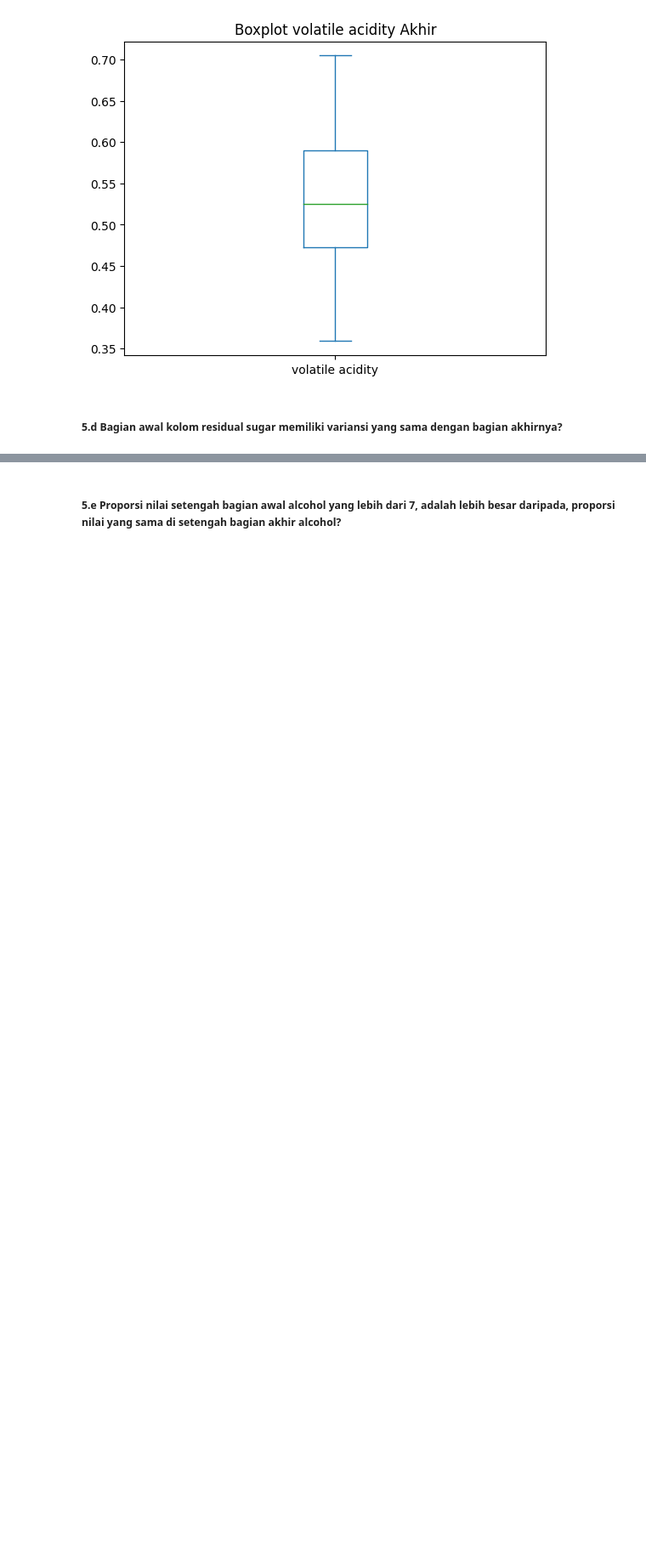
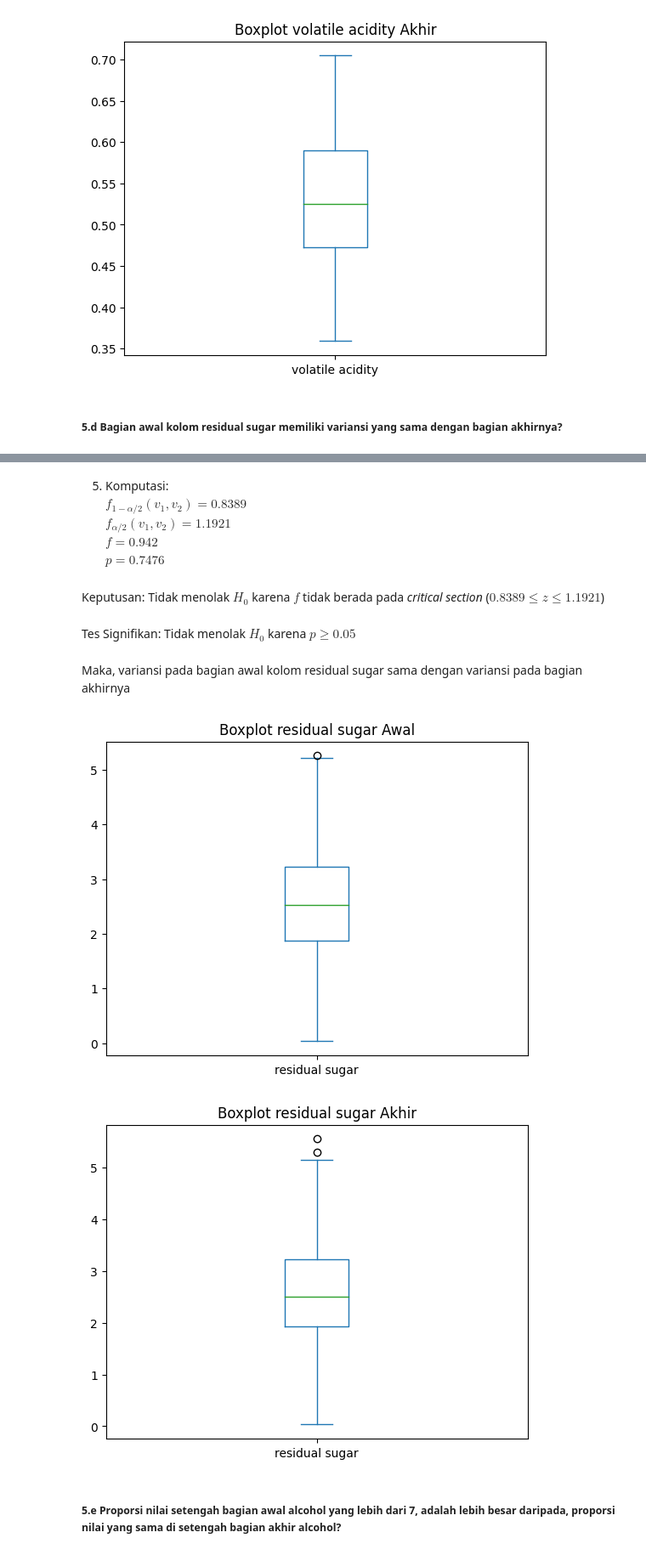
Before and after one commit to febryanarota/Tugas-Besar-Probstat, a Jupyter notebook: main.ipynb, the cells around one changed output, grey strips where cells are left out. Shown at 85% size. Cells and saved outputs as stored; diff of their text form; code cells hidden in the pictures; blank space fills up the shorter version.

```diff
--- a/main.ipynb
+++ b/main.ipynb
@@ -564,3 +569,55 @@ Keputusan: false
 [figure]
 # %% [markdown]
 ##### 5.d Bagian awal kolom residual sugar memiliki variansi yang sama dengan bagian akhirnya?
+# %%
+kolom = "residual sugar"
+alpha = 0.05
+
+# v = n - 1
+v_1 = len(df[:len(df) // 2]) - 1
+v_2 = len(df[len(df) // 2:]) - 1
+
+# Bagi data menjadi dua bagian
+awal = df[kolom][:len(df) // 2]
+akhir = df[kolom][len(df) // 2:]
+
+# Uji statistik double sampe two tailed F test
+f = awal.var() / akhir.var()
+p = 1 - st.f.cdf(f, v_1, v_2)
+
+# Daerah kritis
+f_lower = st.f.ppf(alpha / 2, v_1, v_2)
+f_upper = st.f.ppf(1 - alpha / 2, v_1, v_2)
+
+display(Markdown("1. $H_0$:  $σ_1^2 = σ_2^2$"))
+display(Markdown("2. $H_1$:  $σ_1^2 ≠ σ_2^2$"))
+display(Markdown(f"3. $\\alpha = {alpha}$"))
+display(Markdown("4. Uji Statistik:  $ f =\\frac{S_1^2} {S_2^2} $"))
+display(Markdown(f"Daerah kritis: $f < f_{{1 - \\alpha / 2}} (v_1, v_2)$ atau $f > f_{{\\alpha / 2}} (v_1, v_2)$"))
+display(Markdown(f"Jika $f$ berada pada *critical section* ($f < f_{{1 - \\alpha / 2}} (v_1, v_2)$ atau $f > f_{{\\alpha / 2}} (v_1, v_2)$), maka nilai $p < \\alpha$ dan $H_0$ ditolak"))
+display(Markdown(f"Jika $f$ tidak berada pada *critical section* ($f ≥ f_{{1 - \\alpha / 2}} (v_1, v_2)$ atau $f ≤ f_{{\\alpha / 2}} (v_1, v_2)$), maka nilai $p ≥ \\alpha$ dan $H_0$ diterima"))
+
+
+display(Markdown(f'''5. Komputasi: <br>
+    $f_{{1 - \\alpha / 2}} (v_1, v_2) = {round(f_lower, 4)}$ <br>
+    $f_{{\\alpha / 2}} (v_1, v_2) = {round(f_upper, 4)}$ <br>
+    $f = {round(f, 4)}$ <br> $p = {round(p, 4)}$ <br>
+'''))
+
+if f < f_lower or f > f_upper:
+    display(Markdown(f"Keputusan: Tolak $H_0$ karena $f$ berada pada *critical section* ($f < {round(f_lower, 4)}$ atau $f > {round(f_upper, 4)}$)"))
+    display(Markdown(f"Tes Signifikan: Tolak $H_0$ karena $p < {alpha}$"))
+    display(Markdown(f"Maka, variansi pada bagian awal kolom {kolom} tidak sama dengan variansi pada bagian akhirnya"))
+else:
+    display(Markdown(f"Keputusan: Tidak menolak $H_0$ karena $f$ tidak berada pada *critical section* ($ {round(f_lower, 4)} ≤ z ≤ {round(f_upper, 4)}$)"))
+    display(Markdown(f"Tes Signifikan: Tidak menolak $H_0$ karena $p ≥ {alpha}$"))
+    display(Markdown(f"Maka, variansi pada bagian awal kolom {kolom} sama dengan variansi pada bagian akhirnya"))
+
+awal.plot(kind="box")
+plt.title(f"Boxplot {kolom} Awal")
+plt.show()
+
+akhir.plot(kind="box")
+plt.title(f"Boxplot {kolom} Akhir")
+plt.show()
+# %% [output]
@@ -567,2 +631,11 @@ Keputusan: false
+5. Komputasi: <br>
+    $f_{1 - \alpha / 2} (v_1, v_2) = 0.8389$ <br>
+    $f_{\alpha / 2} (v_1, v_2) = 1.1921$ <br>
+    $f = 0.942$ <br> $p = 0.7476$ <br>
+Keputusan: Tidak menolak $H_0$ karena $f$ tidak berada pada *critical section* ($ 0.8389 ≤ z ≤ 1.1921$)
+Tes Signifikan: Tidak menolak $H_0$ karena $p ≥ 0.05$
+Maka, variansi pada bagian awal kolom residual sugar sama dengan variansi pada bagian akhirnya
+[figure, added]
+[figure, added]
 # %% [markdown]
 ##### 5.e Proporsi nilai setengah bagian awal alcohol yang lebih dari 7, adalah lebih besar daripada, proporsi nilai yang sama di setengah bagian akhir alcohol?
```
Also changed, not shown: parts of 5 cells of this notebook.
